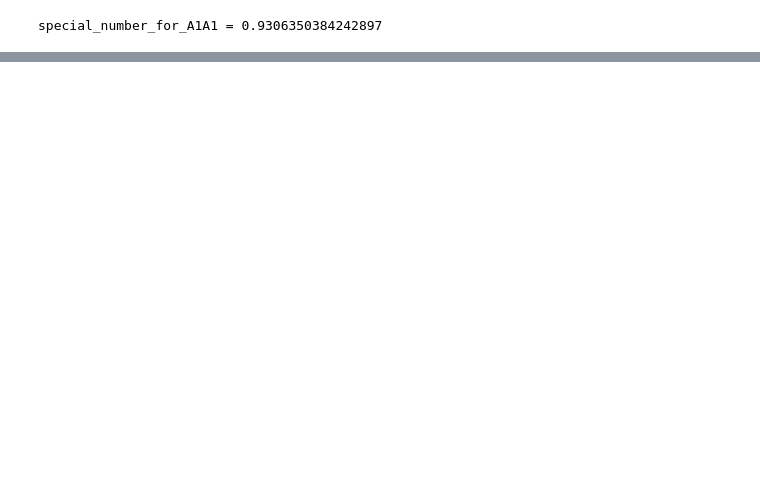
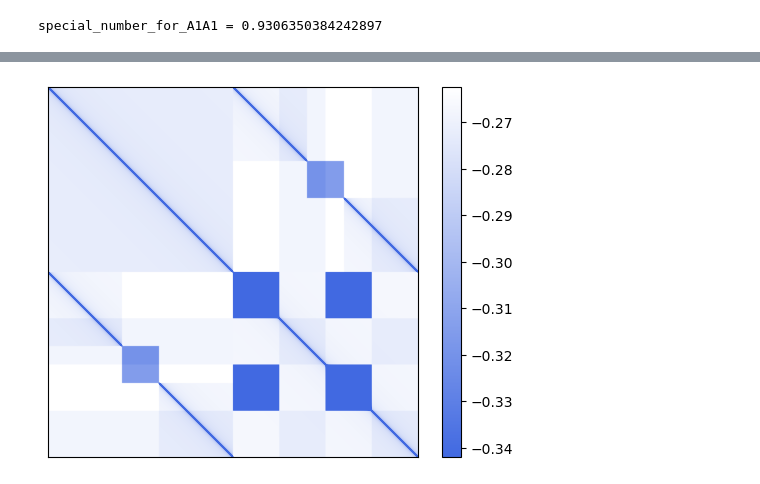
Before and after one commit to DiPierroLab/Douglas, a Jupyter notebook: 2_make_lambdas/visualize_lambdas.ipynb, the cells around one changed output, grey strips where cells are left out. Cells and saved outputs as stored; diff of their text form; code cells hidden in the pictures; blank space fills up the shorter version.

```diff
--- a/2_make_lambdas/visualize_lambdas.ipynb
+++ b/2_make_lambdas/visualize_lambdas.ipynb
@@ -43,0 +41,15 @@ https://matplotlib.org/stable/tutorials/colors/colormaps.html
+# %%
+# Plot lambdas
+
+# Make a colormap that doesn't distinguish the three type-to-type interactions by color.
+colors = ['royalblue','white']
+#colors = ['black','white']
+my_cmap = mpl.colors.LinearSegmentedColormap.from_list("my_cmap", list(zip([0,1],colors)))
+
+plt.imshow(Lambdas,vmin=vmin,vmax =vmax,cmap=my_cmap)
+plt.colorbar()
+plt.tick_params(left = False, right = False , labelleft = False , labelbottom = False, bottom = False)#Remove ticks and axis labels.
+plt.savefig(path+"lambdas"+str(directory)+".pdf")
+plt.show()
+# %% [output]
+[figure, added]
```
Also changed, not shown: parts of 3 cells of this notebook.
